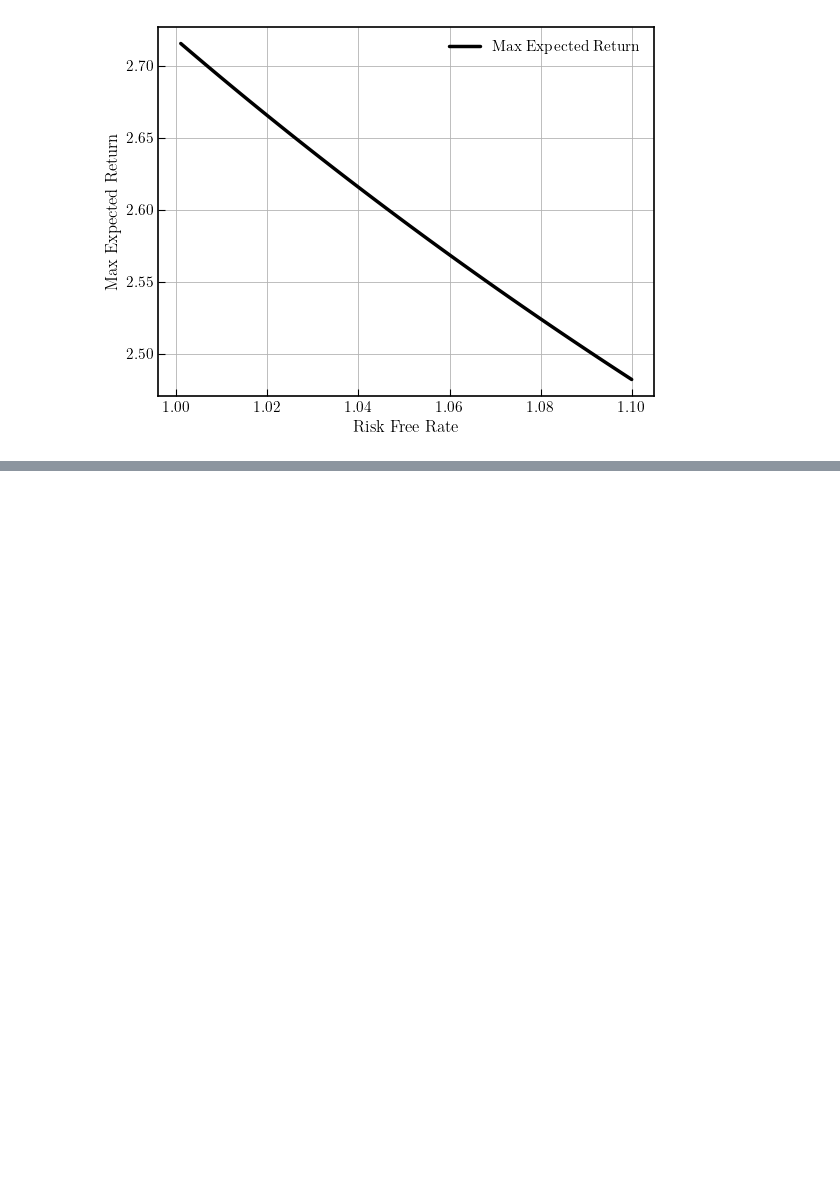
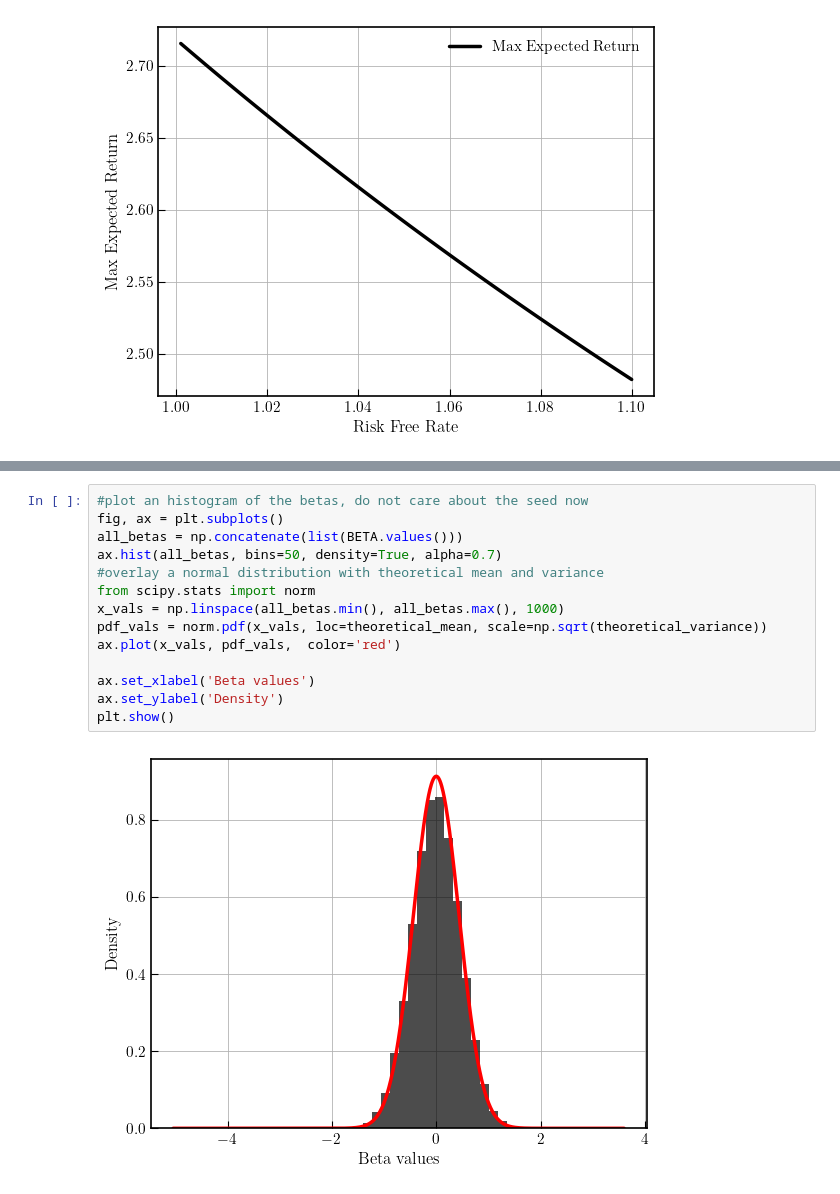
Before and after one commit to TommasoDF/Lasso_paper, a Jupyter notebook: Theory/Adam_Marcet_OLS.ipynb, the cells around one changed output, grey strips where cells are left out. Drawn from its saved outputs; the diff is of its cells as text; blank space fills up the shorter version.

```diff
--- a/Theory/Adam_Marcet_OLS.ipynb
+++ b/Theory/Adam_Marcet_OLS.ipynb
@@ -236,0 +340,16 @@ delta ** (1 - gamma)
+# %%
+#plot an histogram of the betas, do not care about the seed now
+fig, ax = plt.subplots()
+all_betas = np.concatenate(list(BETA.values()))
+ax.hist(all_betas, bins=50, density=True, alpha=0.7)
+#overlay a normal distribution with theoretical mean and variance
+from scipy.stats import norm
+x_vals = np.linspace(all_betas.min(), all_betas.max(), 1000)
+pdf_vals = norm.pdf(x_vals, loc=theoretical_mean, scale=np.sqrt(theoretical_variance))
+ax.plot(x_vals, pdf_vals,  color='red')
+
+ax.set_xlabel('Beta values')
+ax.set_ylabel('Density')
+plt.show()
+# %% [output]
+[figure, added]
```
Also changed, not shown: parts of 10 cells of this notebook, 29 other files.
